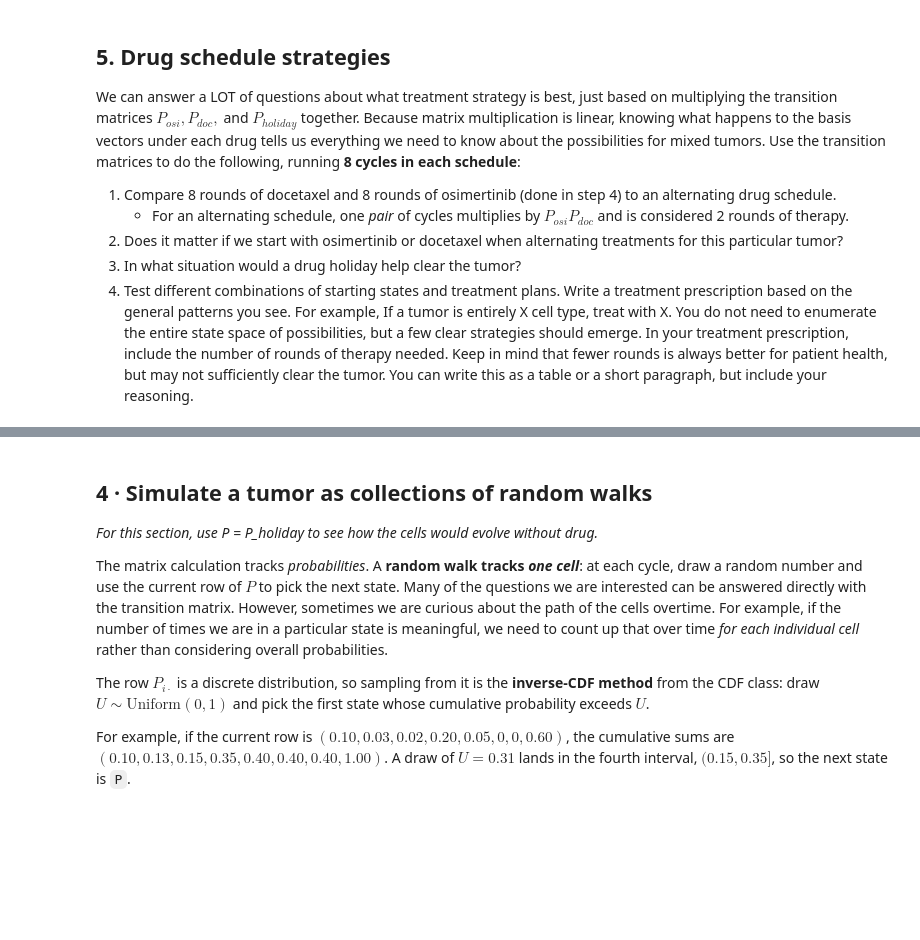
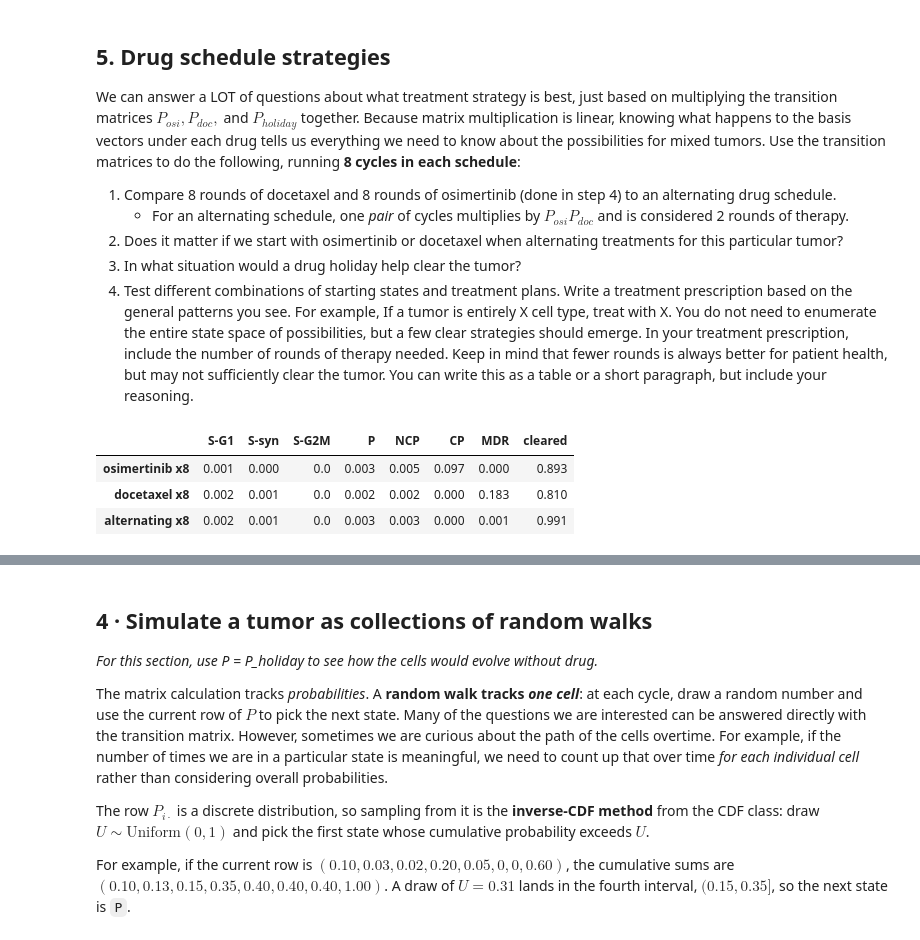
Before and after one commit to cejones8/UU_Labs, a Jupyter notebook: Lab 9/Lab09_markov_chain.ipynb, the cells around one changed output, grey strips where cells are left out. Saved outputs shown, nothing was run; the diff lists cells and outputs as text; code cells hidden in the pictures; blank space fills up the shorter version.

```diff
--- a/Lab 9/Lab09_markov_chain.ipynb
+++ b/Lab 9/Lab09_markov_chain.ipynb
@@ -380,4 +380,13 @@ We can answer a LOT of questions about what treatment strategy is best, just bas
 4. Test different combinations of starting states and treatment plans. Write a treatment prescription based on the general patterns you see. For example, If a tumor is entirely X cell type, treat with X. You do not need to enumerate the entire state space of possibilities, but a few clear strategies should emerge. In your treatment prescription, include the number of rounds of therapy needed. Keep in mind that fewer rounds is always better for patient health, but may not sufficiently clear the tumor. You can write this as a table or a short paragraph, but include your reasoning.
 # %%
 ## Add code here
+
+mp = np.linalg.matrix_power
+pd.DataFrame([pi_mix @ mp(P_osi, 8), pi_mix @ mp(P_doc, 8), pi_mix @ mp(P_osi @ P_doc, 4)],
+             index=["osimertinib x8", "docetaxel x8", "alternating x8"], columns=OUTCOMES).round(3)
+# %% [output]
+|  | S-G1 | S-syn | S-G2M | P | NCP | CP | MDR | cleared |
+| osimertinib x8 | 0.001 | 0.000 | 0.0 | 0.003 | 0.005 | 0.097 | 0.000 | 0.893 |
+| docetaxel x8 | 0.002 | 0.001 | 0.0 | 0.002 | 0.002 | 0.000 | 0.183 | 0.810 |
+| alternating x8 | 0.002 | 0.001 | 0.0 | 0.003 | 0.003 | 0.000 | 0.001 | 0.991 |
 # %% [markdown]
```
Also changed, not shown: parts of 10 cells of this notebook.
